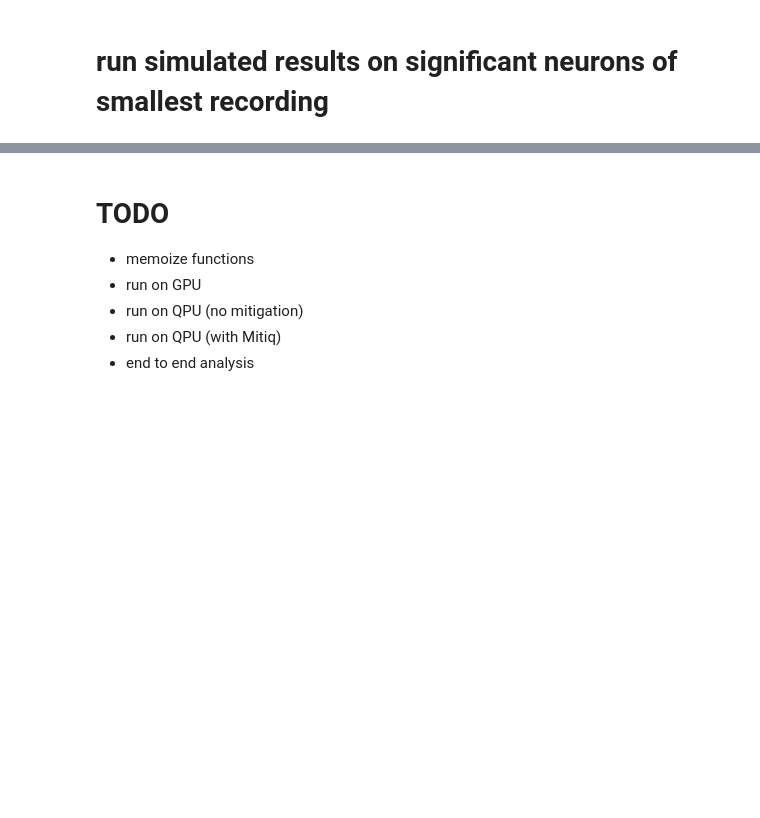
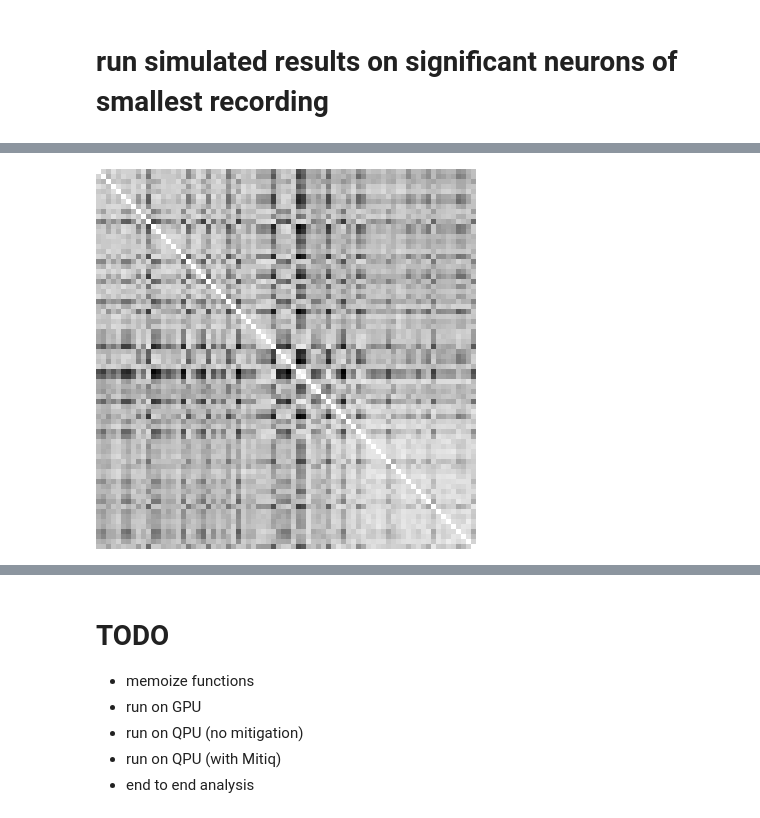
Before and after one commit to 0mWh/pqic-gic-quadrigems, a Jupyter notebook: notebooks/pennylane_circuit.ipynb, the cells around one changed output, grey strips where cells are left out. Cells and saved outputs as stored; diff of their text form; code cells hidden in the pictures; blank space fills up the shorter version.

```diff
--- a/notebooks/pennylane_circuit.ipynb
+++ b/notebooks/pennylane_circuit.ipynb
@@ -81,5 +80,6 @@ def swap_circuit(data1:npt.NDArray[Float], data2:npt.NDArray[Float], norm:bool=T
 # %%
-#TODO: memoize over the neuron idx
+#fast enough to compute w/o caching
+
 
 from time import time as now
 
@@ -87,22 +87,25 @@ from time import time as now
 # @cache.memoize()
 def get_fidelity_memo(data1:list[int], data2:list[int]) -> tuple[Float,Float]:
     probs = swap_circuit(data1, data2)
-    out = swap_expectation(probs, len(data1))
-    return out
+    _, fidelity = swap_expectation(probs, len(data1))
+    mean = np.mean(np.array(probs)) # circuit exp value
+    return mean, fidelity
 
 def get_fidelity(data1:list[int], data2:list[int]) -> tuple[Float,Float]:
     # data1 should be less than data2
     if is_array_lesser(data2, data1):
         return get_fidelity(data2, data1)
     # normalize data
-    data1 = data1 / np.linalg.norm(data1, ord=1) * np.pi/2
-    data2 = data2 / np.linalg.norm(data2, ord=1) * np.pi/2
+    data1 = rescale(data1) # sigmoid(data1 / np.linalg.norm(data1, ord=1)) * np.pi/2
+    data2 = rescale(data2) # sigmoid(data2 / np.linalg.norm(data2, ord=1)) * np.pi/2
+    # print(data1 == data2)
     return get_fidelity_memo(data1, data2)
 # %%
 # should get 1
 a = np.array([2,2,2, 2,2,2, 2,2,2,], dtype=Float)
-b = np.array([3,3,3, 3,3,3, 3,3,3,], dtype=Float)
-#normalization will make these equal to eachother
+b = np.array([2,2,2, 2,2,2, 2,2,2,], dtype=Float)
+c = np.array([3]*9, dtype=Float)
+#normalization will make these equal to each other
 # %%
 print(a.dtype)
 # %% [output]
@@ -147,24 +145,26 @@ tuning_curves = get_tuning_curves(record).loc[sig_neurons]
 coords = get_coords(record).loc[sig_neurons]
 # %%
 try:
+    0/0
     quantum_fidelity = pd.read_csv(ROOT + '/data/quantum_fidelity.csv')
 
 except:
-    quantum_fidelity = pd.DataFrame(columns = ['A', 'B', 'f', 'fidelity'])
+    quantum_fidelity = pd.DataFrame(columns = ['A', 'B', 'exp_value', 'fidelity'])
 
     # A x B
     pairs, pairs_len = combinations(sig_neurons, 2), (len(sig_neurons) * (len(sig_neurons) - 1) // 2)
     for a, b in tqdm(pairs, total=pairs_len):
         a_i, b_i = tuning_curves.loc[a], tuning_curves.loc[b]
-        f, fidelity = get_fidelity(a_i, b_i)
-        quantum_fidelity.loc[len(quantum_fidelity)] = [a, b, f, fidelity]
-        quantum_fidelity.loc[len(quantum_fidelity)] = [b, a, f, fidelity]
+        exp_value, fidelity = get_fidelity(a_i, b_i)
+        quantum_fidelity.loc[len(quantum_fidelity)] = [a, b, exp_value, fidelity]
+        quantum_fidelity.loc[len(quantum_fidelity)] = [b, a, exp_value, fidelity]
 
-    # A x A = 1 ??? not working
+    # A x A
+    # for sanity checking
     for a in tqdm(sig_neurons):
         a_i = tuning_curves.loc[a]
-        f, fidelity = get_fidelity(a_i, a_i)
-        quantum_fidelity.loc[len(quantum_fidelity)] = [a, a, f, fidelity]
+        exp_value, fidelity = get_fidelity(a_i, a_i)
+        quantum_fidelity.loc[len(quantum_fidelity)] = [a, a, exp_value, fidelity]
 
     quantum_fidelity.to_csv(ROOT + '/data/quantum_fidelity.csv')
 # %%
@@ -189,3 +172,5 @@ quantum_fidelity_matrix
+# %%
+quantum_exp_matrix = quantum_fidelity.pivot_table(index = 'A', columns = 'B')['exp_value']
 # %%
 quantum_fidelity_matrix[23][32]
 # %% [output]
@@ -192,0 +215,8 @@ np.float64(0.9342262766708186)
+# %%
+q_exp_corr = pd.DataFrame(quantum_exp_matrix).corr().to_numpy()
+Image.fromarray(
+    (q_exp_corr * 255).astype(np.uint8),
+    mode = 'L'
+).resize((len(sig_neurons) * 5, len(sig_neurons) * 5), Image.NEAREST).show()
+# %% [output]
+[figure, added]
```
Also changed, not shown: parts of 21 cells of this notebook, 1 other file.
